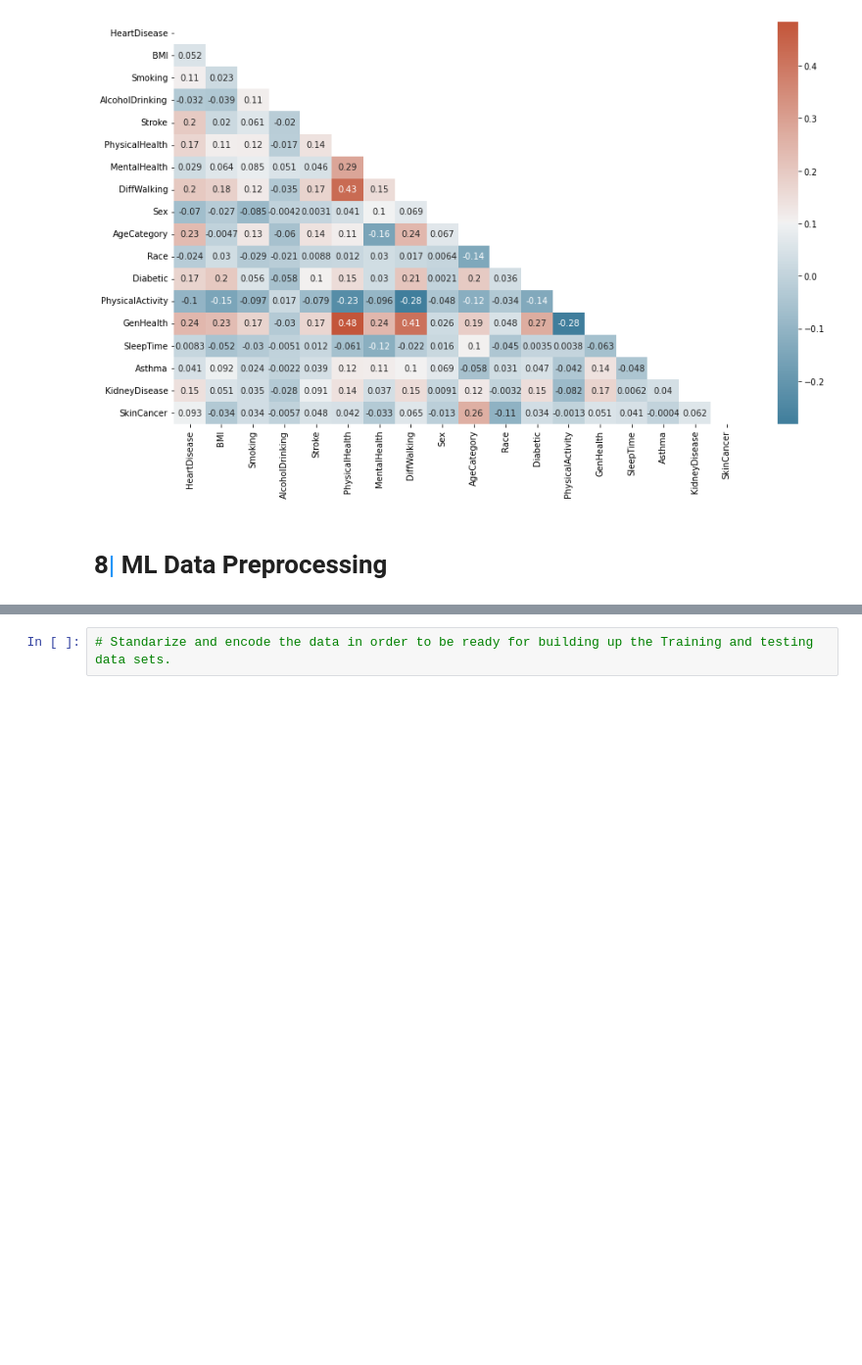
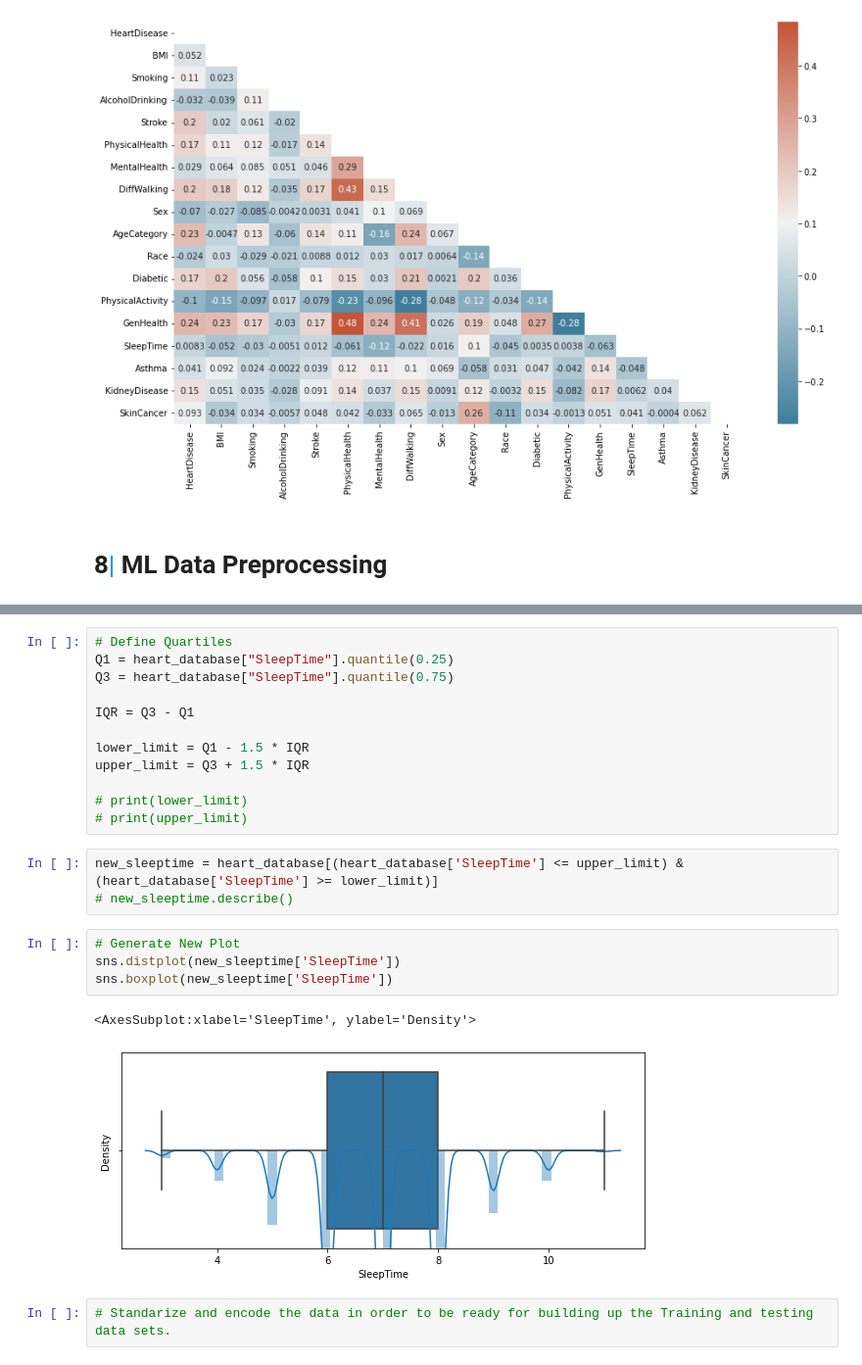
Before and after one commit to jhonpire/predicting_heartdisease, a Jupyter notebook: heart_disease_sample.ipynb, the cells around one changed output, grey strips where cells are left out. Shown at 98% size. Saved outputs shown, nothing was run; the diff lists cells and outputs as text; blank space fills up the shorter version.

```diff
--- a/heart_disease_sample.ipynb
+++ b/heart_disease_sample.ipynb
@@ -541,3 +547,25 @@ plt.show()
+# %%
+# Define Quartiles
+Q1 = heart_database["SleepTime"].quantile(0.25)
+Q3 = heart_database["SleepTime"].quantile(0.75)
+
+IQR = Q3 - Q1
+
+lower_limit = Q1 - 1.5 * IQR
+upper_limit = Q3 + 1.5 * IQR
+
+# print(lower_limit)
+# print(upper_limit)
+# %%
+new_sleeptime = heart_database[(heart_database['SleepTime'] <= upper_limit) & (heart_database['SleepTime'] >= lower_limit)]
+# new_sleeptime.describe()
+# %%
+# Generate New Plot
+sns.distplot(new_sleeptime['SleepTime'])
+sns.boxplot(new_sleeptime['SleepTime'])
+# %% [output]
+<AxesSubplot:xlabel='SleepTime', ylabel='Density'>
+[figure, added]
 # %%
 # Standarize and encode the data in order to be ready for building up the Training and testing data sets.
 # %% [markdown]
```
Also changed, not shown: parts of 1 cell of this notebook.
